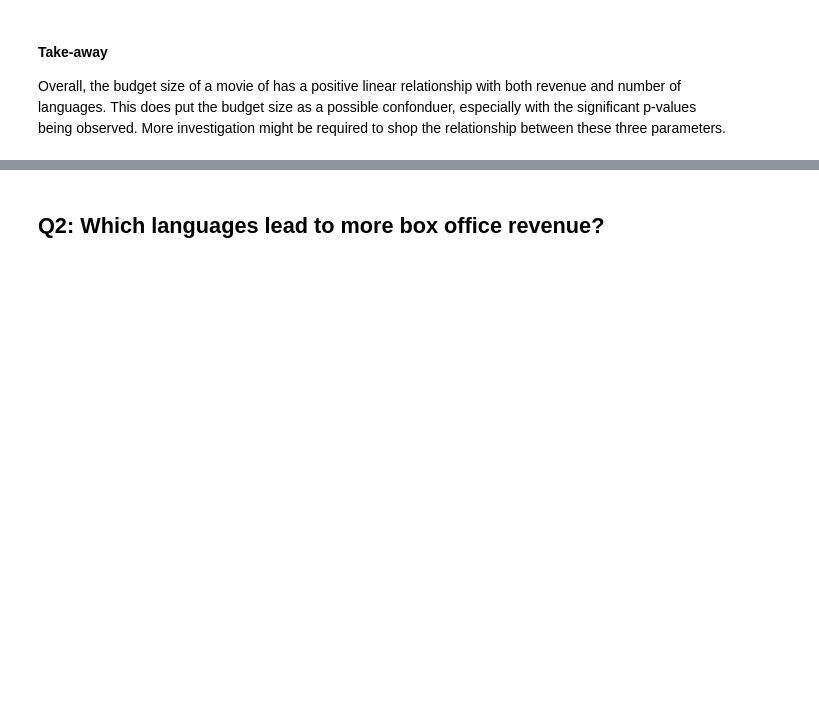
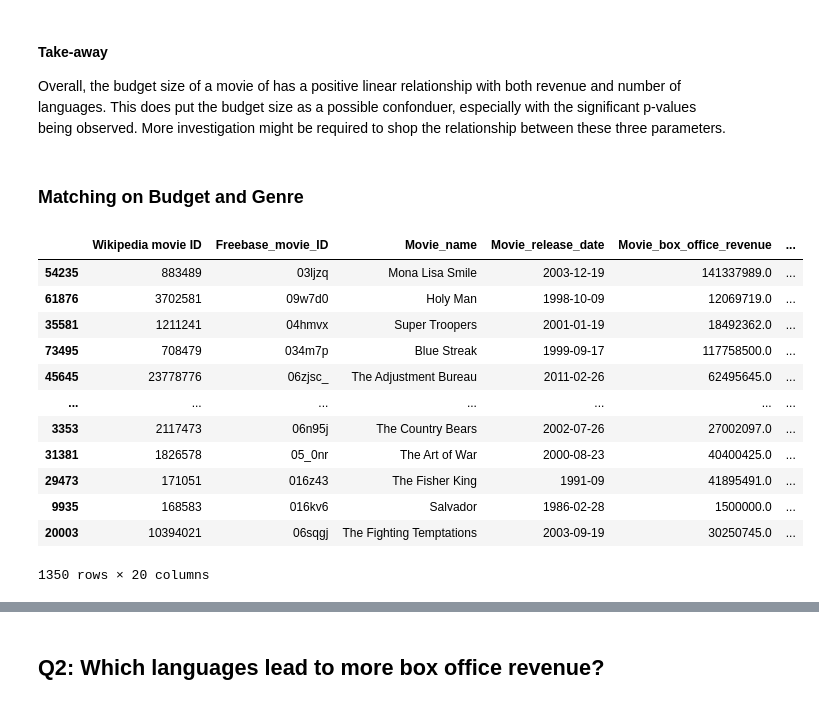
Before and after one commit to epfl-ada/ada-2023-project-pandalysts, a Jupyter notebook: P2.ipynb, the cells around one changed output, grey strips where cells are left out. Cells and saved outputs as stored; diff of their text form; code cells hidden in the pictures; blank space fills up the shorter version.

Commit message:
Matching casual done

```diff
--- a/P2.ipynb
+++ b/P2.ipynb
@@ -368,3 +369,65 @@ Whereas we also see a positive linear trend between the number of languages and
 # %% [markdown]
 #### Take-away
 Overall, the budget size of a movie of has a positive linear relationship with both revenue and number of languages. This does put the budget size as a possible confonduer, especially with the significant p-values being observed. More investigation might be required to shop the relationship between these three parameters.
+# %% [markdown]
+### Matching on Budget and Genre
+# %%
+'''
+# Function to create edges based on budget similarity and genre matching
+def create_edges(df):
+    G = nx.Graph()
+
+    for idx, row in df.iterrows():
+        current_budget = row['budget']
+        current_genres = set(row['Movie_genres'])  # Assuming 'movie_genre' is the column containing lists of genres
+
+        current_language_count = row['language_count']
+        current_revenue = row['Movie_box_office_revenue']
+
+        for match_idx, match_row in df.iterrows():
+            if match_idx == idx:
+                continue
+
+            match_budget = match_row['budget']
+            match_genres = set(match_row['Movie_genres'])
+
+            if abs(current_budget - match_budget) / ((current_budget + match_budget) / 2) * 100 < 20 and len(current_genres.intersection(match_genres)) > 0:
+                G.add_edge(idx, match_idx, budget_similarity=abs(match_budget - current_budget),
+                           genres_intersection=list(current_genres.intersection(match_genres)),
+                           language_count_1=current_language_count,
+                           language_count_2=match_row['language_count'],
+                           revenue_1=current_revenue,
+                           revenue_2=match_row['Movie_box_office_revenue'])
+
+    return G
+
+# Create edges based on similarity measures
+df_matched = merged_df.dropna().copy(deep=True)
+df_matched = df_matched[df_matched["budget"] != 0]
+df_matched['language_count'] = df_matched['Movie_languages_clean'].apply(len)
+movie_graph = create_edges(df_matched)
+
+# Find the maximum weight matching in the graph (using the combination of budget similarity and genre matching)
+matching_edges = nx.max_weight_matching(movie_graph)
+
+# Get the matched pairs
+matched = [i[0] for i in list(matching_edges)] + [i[1] for i in list(matching_edges)]
+
+matched_data = df_matched.loc[matched]
+matched_data.to_csv('data/matched_data.csv', header=True, index=False)
+display(matched_data)
+'''
+# %% [output]
+|  | Wikipedia movie ID | Freebase_movie_ID | Movie_name | Movie_release_date | Movie_box_office_revenue | ... |
+| 54235 | 883489 | 03ljzq | Mona Lisa Smile | 2003-12-19 | 141337989.0 | ... |
+| 61876 | 3702581 | 09w7d0 | Holy Man | 1998-10-09 | 12069719.0 | ... |
+| 35581 | 1211241 | 04hmvx | Super Troopers | 2001-01-19 | 18492362.0 | ... |
+| 73495 | 708479 | 034m7p | Blue Streak | 1999-09-17 | 117758500.0 | ... |
+| 45645 | 23778776 | 06zjsc_ | The Adjustment Bureau | 2011-02-26 | 62495645.0 | ... |
+| ... | ... | ... | ... | ... | ... | ... |
+| 3353 | 2117473 | 06n95j | The Country Bears | 2002-07-26 | 27002097.0 | ... |
+| 31381 | 1826578 | 05_0nr | The Art of War | 2000-08-23 | 40400425.0 | ... |
+| 29473 | 171051 | 016z43 | The Fisher King | 1991-09 | 41895491.0 | ... |
+| 9935 | 168583 | 016kv6 | Salvador | 1986-02-28 | 1500000.0 | ... |
+| 20003 | 10394021 | 06sqgj | The Fighting Temptations | 2003-09-19 | 30250745.0 | ... |
+1350 rows × 20 columns
```
Also changed, not shown: parts of 19 cells of this notebook, 1 other file.
